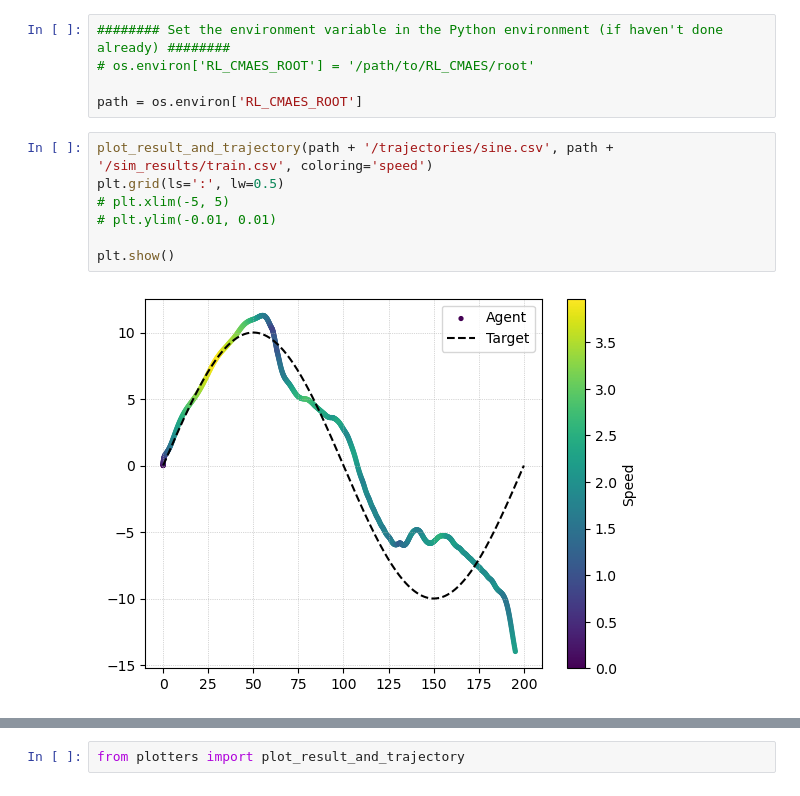
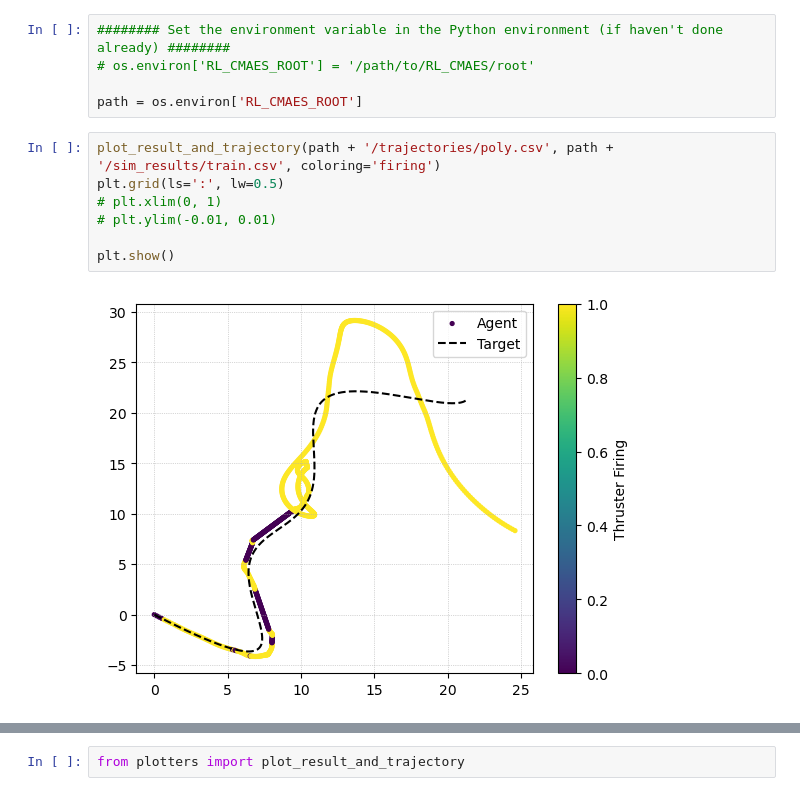
Before and after one commit to Adam-Boesky/RL_CMAES, a Jupyter notebook: Analysis/analysis.ipynb, the cells around one changed output, grey strips where cells are left out. Drawn from its saved outputs; the diff is of its cells as text.

```diff
--- a/Analysis/analysis.ipynb
+++ b/Analysis/analysis.ipynb
@@ -9,12 +9,12 @@ from plotters import *
 
 path = os.environ['RL_CMAES_ROOT']
 # %%
-plot_result_and_trajectory(path + '/trajectories/sine.csv', path + '/sim_results/train.csv', coloring='speed')
+plot_result_and_trajectory(path + '/trajectories/poly.csv', path + '/sim_results/train.csv', coloring='firing')
 plt.grid(ls=':', lw=0.5)
-# plt.xlim(-5, 5)
+# plt.xlim(0, 1)
 # plt.ylim(-0.01, 0.01)
 
 plt.show()
 # %% [output]
-[figure, old version]
+[figure, new version]
 # %%
```
Also changed, not shown: parts of 1 cell of this notebook, 7 other files.
